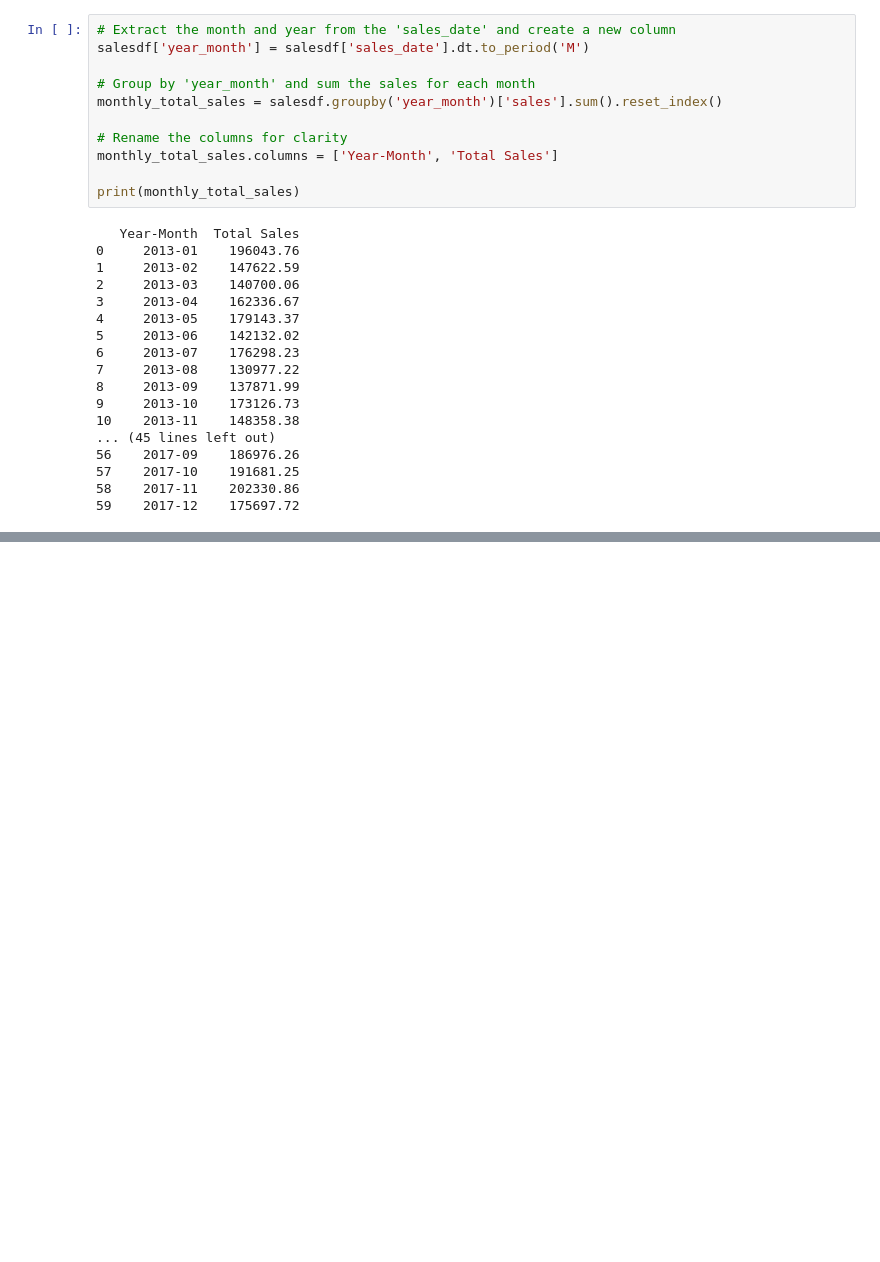
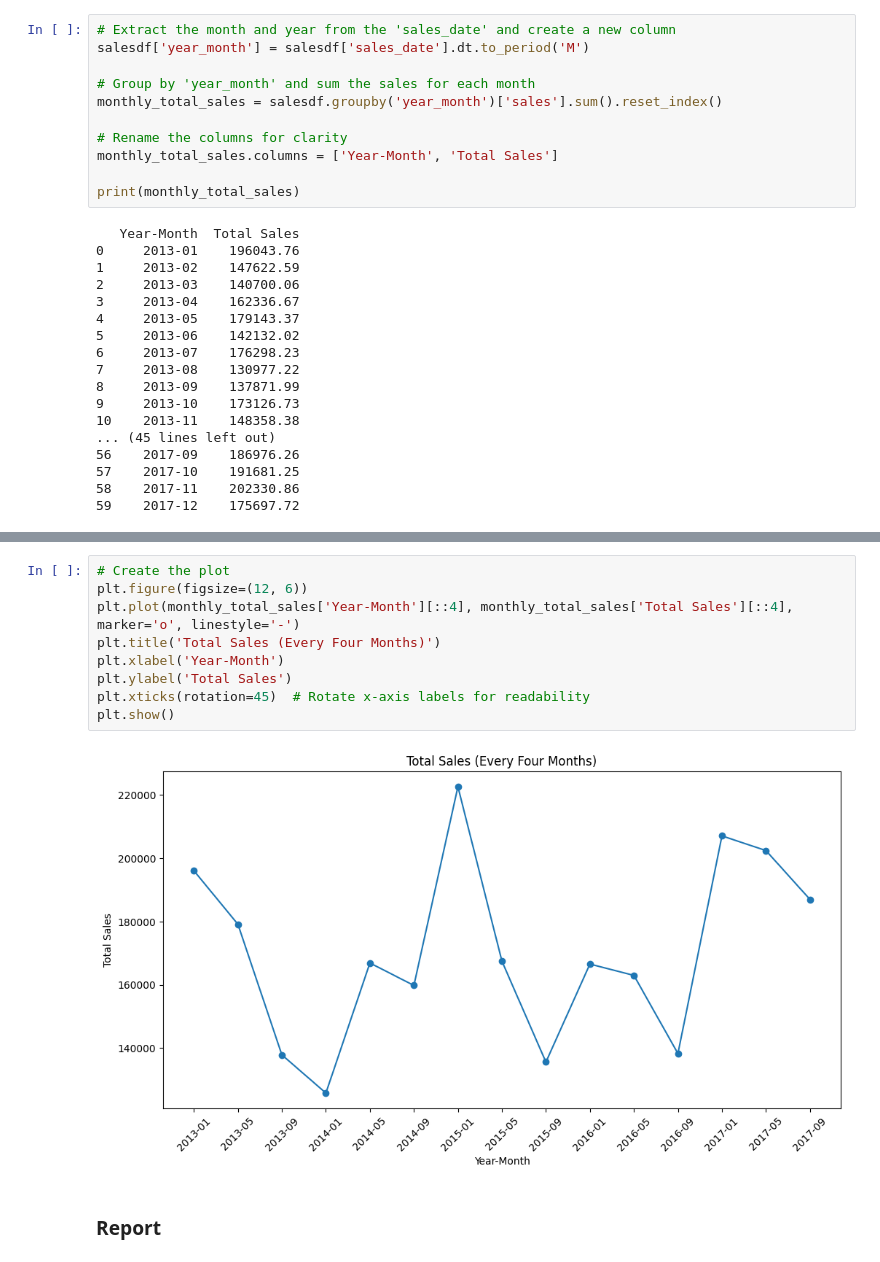
Before and after one commit to LynnT-2003/Big-Data-Analytics, a Jupyter notebook: Finals Project/mogodb_sample_supplies.ipynb, the cells around one changed output, grey strips where cells are left out. Drawn from its saved outputs; the diff is of its cells as text; blank space fills up the shorter version.

```diff
--- a/Finals Project/mogodb_sample_supplies.ipynb
+++ b/Finals Project/mogodb_sample_supplies.ipynb
@@ -264,0 +310,13 @@ print(monthly_total_sales)
+# %%
+# Create the plot
+plt.figure(figsize=(12, 6))
+plt.plot(monthly_total_sales['Year-Month'][::4], monthly_total_sales['Total Sales'][::4], marker='o', linestyle='-')
+plt.title('Total Sales (Every Four Months)')
+plt.xlabel('Year-Month')
+plt.ylabel('Total Sales')
+plt.xticks(rotation=45)  # Rotate x-axis labels for readability
+plt.show()
+# %% [output]
+[figure, added]
+# %% [markdown]
+### Report
```
Also changed, not shown: parts of 11 cells of this notebook.
